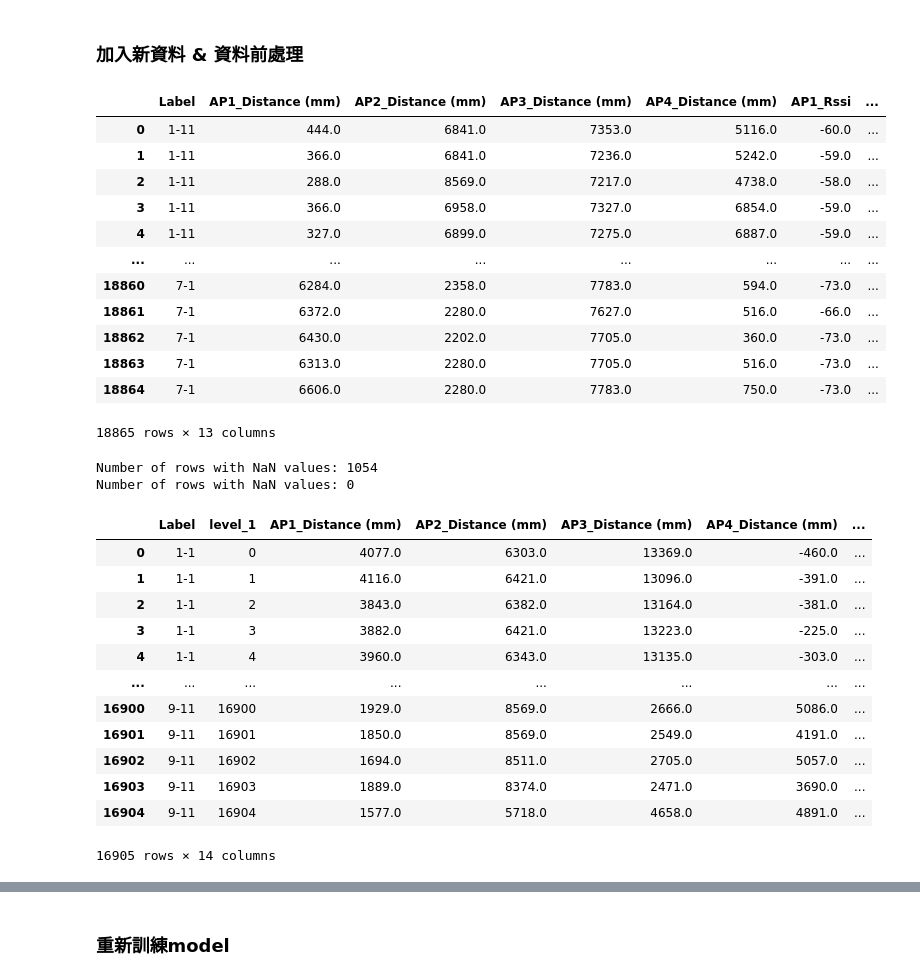
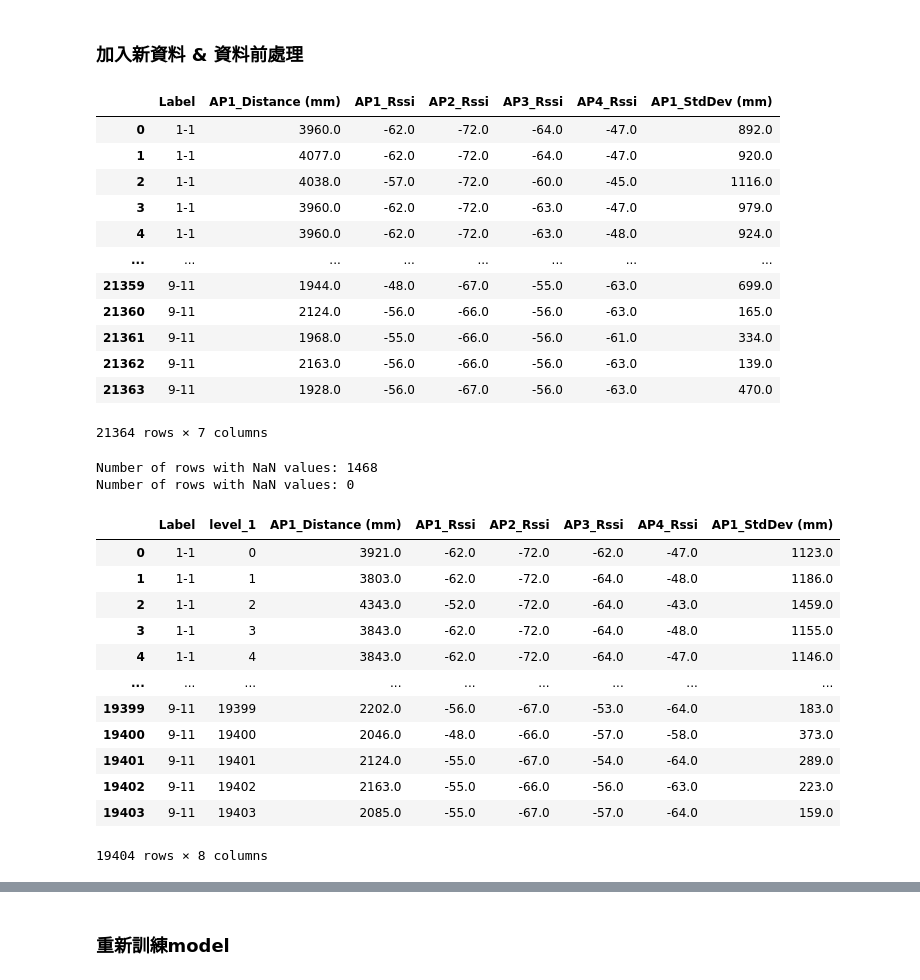
Before and after one commit to oscar9335/RTT_Research, a Jupyter notebook: Research/DNN_transferlearning.ipynb, the cells around one changed output, grey strips where cells are left out. Drawn from its saved outputs; the diff is of its cells as text; code cells hidden in the pictures.

Commit message:
push all model

```diff
--- a/Research/DNN_transferlearning.ipynb
+++ b/Research/DNN_transferlearning.ipynb
@@ -74,12 +74,12 @@ base_model.compile(optimizer=keras.optimizers.Adam(learning_rate=0.001),
 ### 加入新資料 & 資料前處理
 # %%
 selected_columns = ['Label',
-                    'AP1_Distance (mm)','AP2_Distance (mm)','AP3_Distance (mm)','AP4_Distance (mm)',
-                              'AP1_StdDev (mm)','AP2_StdDev (mm)','AP3_StdDev (mm)','AP4_StdDev (mm)',
+                    'AP1_Distance (mm)',
+                              'AP1_StdDev (mm)',
                                 'AP1_Rssi','AP2_Rssi','AP3_Rssi','AP4_Rssi']
 
-X_testing_selected_columns = ['AP1_Distance (mm)','AP2_Distance (mm)','AP3_Distance (mm)','AP4_Distance (mm)',
-                              'AP1_StdDev (mm)','AP2_StdDev (mm)','AP3_StdDev (mm)','AP4_StdDev (mm)',
+X_testing_selected_columns = ['AP1_Distance (mm)',
+                              'AP1_StdDev (mm)',
                                 'AP1_Rssi','AP2_Rssi','AP3_Rssi','AP4_Rssi']
 
 label_column = 'Label'
@@ -89,25 +89,25 @@ target_column = 'Label'
 # 'AP1_StdDev (mm)','AP2_StdDev (mm)','AP3_StdDev (mm)','AP4_StdDev (mm)',
 # %%
 # 讀取測試資料
-test_file_path = "timestamp_allignment_Balanced_2024_12_21_rtt_logs.csv"  # 測試資料的檔案名稱
-date_test = "2024_12_21"
-modelname = "DNN 4 mcAPs BEST"
+test_file_path = "timestamp_allignment_Balanced_2025_01_03_rtt_logs.csv"  # 測試資料的檔案名稱
+date_test = "2025_01_03"
+modelname = "DNN 1 mcAPs BEST"
 test_data = pd.read_csv(test_file_path, usecols=selected_columns)
 test_data
 # %% [output]
-|  | Label | AP1_Distance (mm) | AP2_Distance (mm) | AP3_Distance (mm) | AP4_Distance (mm) | AP1_Rssi | ... |
-| 0 | 1-11 | 444.0 | 6841.0 | 7353.0 | 5116.0 | -60.0 | ... |
-| 1 | 1-11 | 366.0 | 6841.0 | 7236.0 | 5242.0 | -59.0 | ... |
-| 2 | 1-11 | 288.0 | 8569.0 | 7217.0 | 4738.0 | -58.0 | ... |
-| 3 | 1-11 | 366.0 | 6958.0 | 7327.0 | 6854.0 | -59.0 | ... |
-| 4 | 1-11 | 327.0 | 6899.0 | 7275.0 | 6887.0 | -59.0 | ... |
+|  | Label | AP1_Distance (mm) | AP1_Rssi | AP2_Rssi | AP3_Rssi | AP4_Rssi | AP1_StdDev (mm) |
+| 0 | 1-1 | 3960.0 | -62.0 | -72.0 | -64.0 | -47.0 | 892.0 |
+| 1 | 1-1 | 4077.0 | -62.0 | -72.0 | -64.0 | -47.0 | 920.0 |
+| 2 | 1-1 | 4038.0 | -57.0 | -72.0 | -60.0 | -45.0 | 1116.0 |
+| 3 | 1-1 | 3960.0 | -62.0 | -72.0 | -63.0 | -47.0 | 979.0 |
+| 4 | 1-1 | 3960.0 | -62.0 | -72.0 | -63.0 | -48.0 | 924.0 |
 | ... | ... | ... | ... | ... | ... | ... | ... |
-| 18860 | 7-1 | 6284.0 | 2358.0 | 7783.0 | 594.0 | -73.0 | ... |
-| 18861 | 7-1 | 6372.0 | 2280.0 | 7627.0 | 516.0 | -66.0 | ... |
-| 18862 | 7-1 | 6430.0 | 2202.0 | 7705.0 | 360.0 | -73.0 | ... |
-| 18863 | 7-1 | 6313.0 | 2280.0 | 7705.0 | 516.0 | -73.0 | ... |
-| 18864 | 7-1 | 6606.0 | 2280.0 | 7783.0 | 750.0 | -73.0 | ... |
+| 21359 | 9-11 | 1944.0 | -48.0 | -67.0 | -55.0 | -63.0 | 699.0 |
+| 21360 | 9-11 | 2124.0 | -56.0 | -66.0 | -56.0 | -63.0 | 165.0 |
+| 21361 | 9-11 | 1968.0 | -55.0 | -66.0 | -56.0 | -61.0 | 334.0 |
+| 21362 | 9-11 | 2163.0 | -56.0 | -66.0 | -56.0 | -63.0 | 139.0 |
+| 21363 | 9-11 | 1928.0 | -56.0 | -67.0 | -56.0 | -63.0 | 470.0 |
-18865 rows × 13 columns
+21364 rows × 7 columns
 # %%
 # 資料前處理 (一): 刪除前後n筆資料
 n = 20
@@ -155,21 +155,21 @@ rows_with_nan = test_data_imputed[test_data_imputed.isnull().any(axis=1)]
 
 test_data_imputed
 # %% [output]
-Number of rows with NaN values: 1054
+Number of rows with NaN values: 1468
 Number of rows with NaN values: 0
-|  | Label | level_1 | AP1_Distance (mm) | AP2_Distance (mm) | AP3_Distance (mm) | AP4_Distance (mm) | ... |
-| 0 | 1-1 | 0 | 4077.0 | 6303.0 | 13369.0 | -460.0 | ... |
-| 1 | 1-1 | 1 | 4116.0 | 6421.0 | 13096.0 | -391.0 | ... |
-| 2 | 1-1 | 2 | 3843.0 | 6382.0 | 13164.0 | -381.0 | ... |
-| 3 | 1-1 | 3 | 3882.0 | 6421.0 | 13223.0 | -225.0 | ... |
-| 4 | 1-1 | 4 | 3960.0 | 6343.0 | 13135.0 | -303.0 | ... |
-| ... | ... | ... | ... | ... | ... | ... | ... |
-| 16900 | 9-11 | 16900 | 1929.0 | 8569.0 | 2666.0 | 5086.0 | ... |
-| 16901 | 9-11 | 16901 | 1850.0 | 8569.0 | 2549.0 | 4191.0 | ... |
-| 16902 | 9-11 | 16902 | 1694.0 | 8511.0 | 2705.0 | 5057.0 | ... |
-| 16903 | 9-11 | 16903 | 1889.0 | 8374.0 | 2471.0 | 3690.0 | ... |
-| 16904 | 9-11 | 16904 | 1577.0 | 5718.0 | 4658.0 | 4891.0 | ... |
+|  | Label | level_1 | AP1_Distance (mm) | AP1_Rssi | AP2_Rssi | AP3_Rssi | AP4_Rssi | AP1_StdDev (mm) |
+| 0 | 1-1 | 0 | 3921.0 | -62.0 | -72.0 | -62.0 | -47.0 | 1123.0 |
+| 1 | 1-1 | 1 | 3803.0 | -62.0 | -72.0 | -64.0 | -48.0 | 1186.0 |
+| 2 | 1-1 | 2 | 4343.0 | -52.0 | -72.0 | -64.0 | -43.0 | 1459.0 |
+| 3 | 1-1 | 3 | 3843.0 | -62.0 | -72.0 | -64.0 | -48.0 | 1155.0 |
+| 4 | 1-1 | 4 | 3843.0 | -62.0 | -72.0 | -64.0 | -47.0 | 1146.0 |
+| ... | ... | ... | ... | ... | ... | ... | ... | ... |
+| 19399 | 9-11 | 19399 | 2202.0 | -56.0 | -67.0 | -53.0 | -64.0 | 183.0 |
+| 19400 | 9-11 | 19400 | 2046.0 | -48.0 | -66.0 | -57.0 | -58.0 | 373.0 |
+| 19401 | 9-11 | 19401 | 2124.0 | -55.0 | -67.0 | -54.0 | -64.0 | 289.0 |
+| 19402 | 9-11 | 19402 | 2163.0 | -55.0 | -66.0 | -56.0 | -63.0 | 223.0 |
+| 19403 | 9-11 | 19403 | 2085.0 | -55.0 | -67.0 | -57.0 | -64.0 | 159.0 |
-16905 rows × 14 columns
+19404 rows × 8 columns
 # %%
 reverse_label_mapping = {v: int(k) - 1 for k, v in label_mapping.items()}  # 讓數字標籤 -1
 # %%
```
Also changed, not shown: parts of 11 cells of this notebook, 20 other files.
